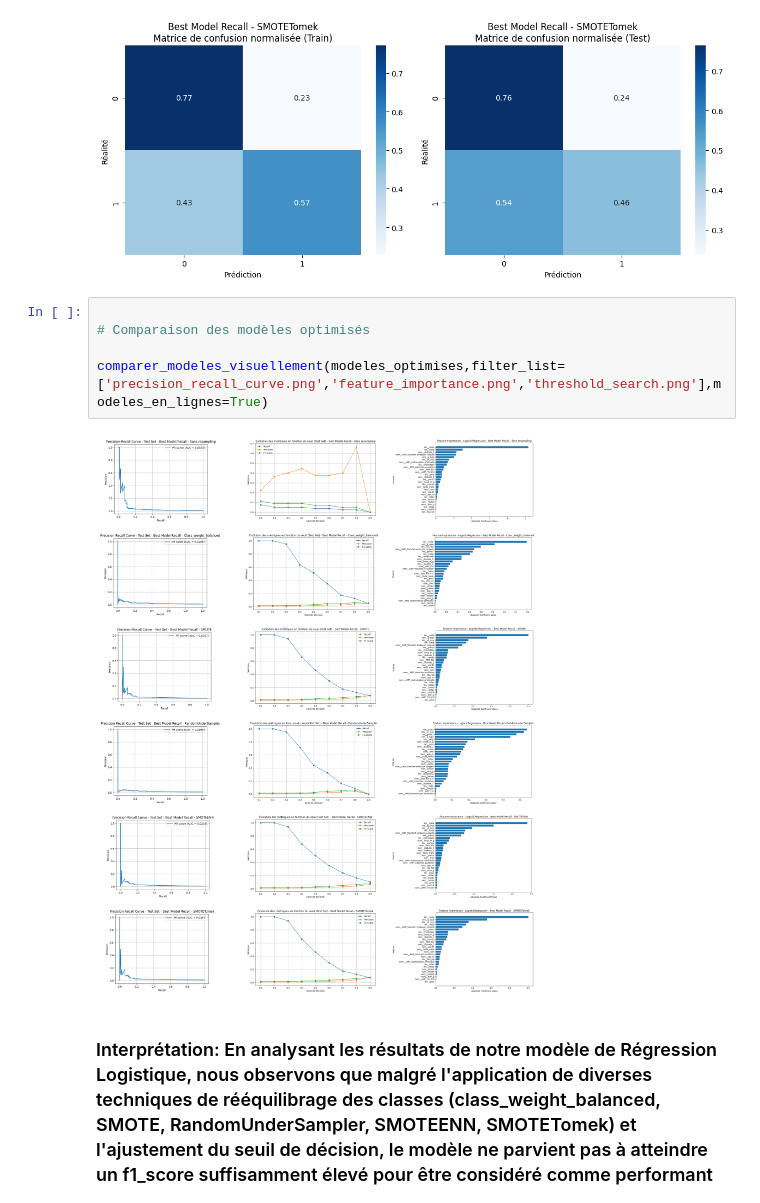
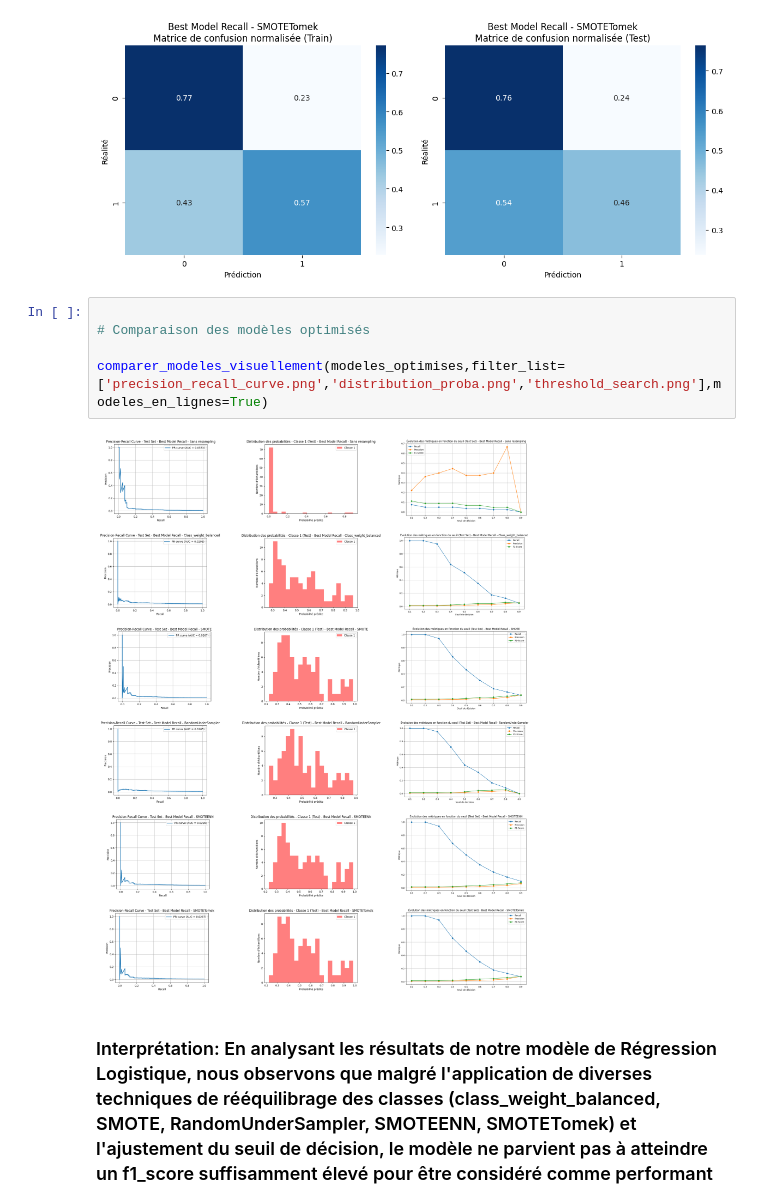
Before and after one commit to thibautmodrin/Jedha_Full_Stack_HPP_Prediction, a Jupyter notebook: 01_Notebooks/03_Model_LogReg.ipynb, the cells around one changed output. Drawn from its saved outputs; the diff is of its cells as text.

```diff
--- a/01_Notebooks/03_Model_LogReg.ipynb
+++ b/01_Notebooks/03_Model_LogReg.ipynb
@@ -1202,10 +1202,10 @@ for name in resultats_grid_recall.keys():
 # %%
 
 # Comparaison des modèles optimisés
 
-comparer_modeles_visuellement(modeles_optimises,filter_list=['precision_recall_curve.png','feature_importance.png','threshold_search.png'],modeles_en_lignes=True)
+comparer_modeles_visuellement(modeles_optimises,filter_list=['precision_recall_curve.png','distribution_proba.png','threshold_search.png'],modeles_en_lignes=True)
 # %% [output]
-[figure, old version]
+[figure, new version]
 # %% [markdown]
 ### Interprétation: En analysant les résultats de notre modèle de Régression Logistique, nous observons que malgré l'application de diverses techniques de rééquilibrage des classes (class_weight_balanced, SMOTE, RandomUnderSampler, SMOTEENN, SMOTETomek) et l'ajustement du seuil de décision, le modèle ne parvient pas à atteindre un f1_score suffisamment élevé pour être considéré comme performant dans un contexte clinique réel.
 
```
Also changed, not shown: parts of 1 cell of this notebook.
